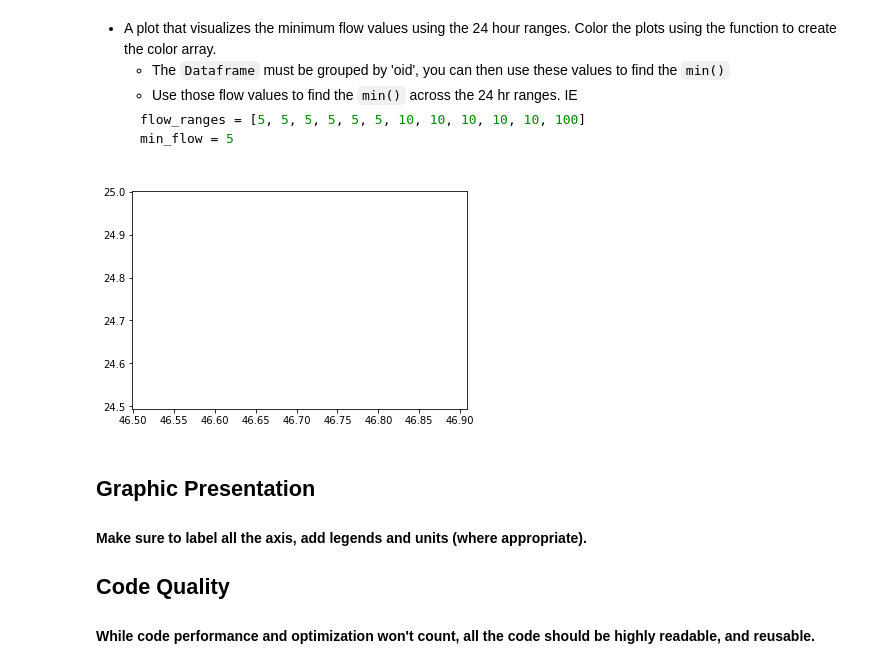
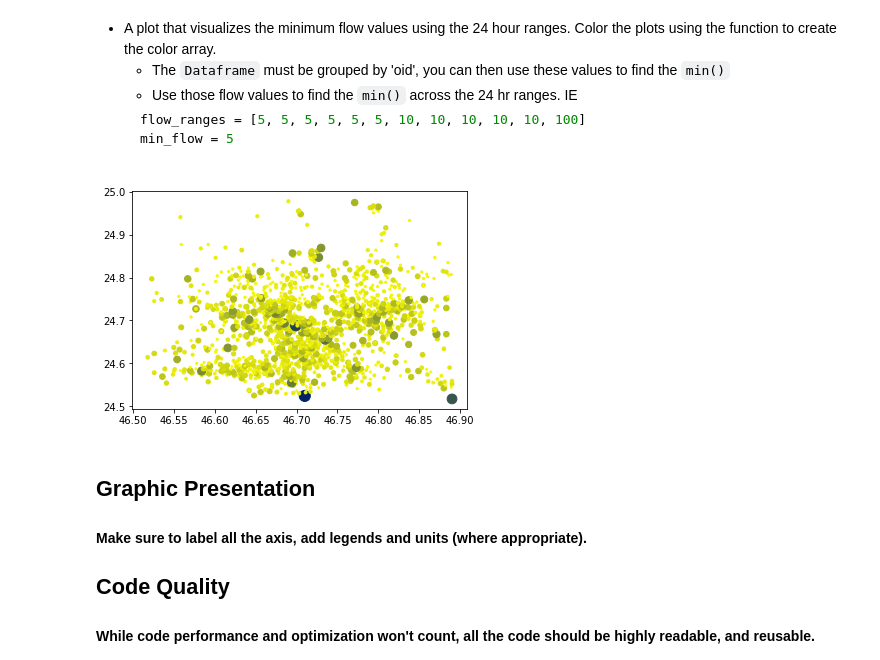
Before and after one commit to elaineawang/11.S947, a Jupyter notebook: week-03/PSET_2_Pandas.ipynb, the cells around one changed output. Drawn from its saved outputs; the diff is of its cells as text; code cells hidden in the pictures.

````diff
--- a/week-03/PSET_2_Pandas.ipynb
+++ b/week-03/PSET_2_Pandas.ipynb
@@ -245,3 +253,20 @@ NameError: name 'os' is not defined
     flow_ranges = [5, 5, 5, 5, 5, 5, 10, 10, 10, 10, 10, 10]
     avg_flow = 7.5
     ```
+# %%
+# Add your code below:
+# Get dataset and compute average
+combined_flow = merge_files("data/Hourly Flows/", 'flow', col_names)
+combined_flow['avg_flow'] = combined_flow.iloc[:,4:].mean(axis=1)
+combined_flow
+
+# from the OD df, use only two columns, then group them by 'oid'
+grouped_01 = combined_flow[['avg_flow','oid']].groupby('oid').mean()
+
+# use the oid as a column, not the index
+grouped_01.reset_index(level=0, inplace=True)
+
+# join with the tower df based on the oid
+OD_location = grouped_01.join(towers, on='oid')
+OD_location = OD_location.rename(columns={"avg_flow": "flow"})
+OD_location.head()
@@ -296,25 +331,26 @@ plt.show()
 # %%
 # Add your code below:
 # from the OD df, use only two columns, then group them by 'oid'
-grouped_03 = df_01[['flow','oid']].groupby('oid').min()
+grouped_03 = combined_flow[['avg_flow','oid']].groupby('oid').min()
 
 # use the oid as a column, not the index
 grouped_03.reset_index(level=0, inplace=True)
 
 # join with the tower df based on the oid
 OD3 = grouped_03.join(towers, on='oid')
+OD3 = OD3.rename(columns={"avg_flow": "flow"})
 OD3.head()
 
 # Get colors
 color_list = ['#ffff00','#002266']
 array = OD3['flow']
 colors = get_colors(array,color_list)
 
 # Plot values
 plt.scatter(OD3['Longitude'],OD3['Latitude'], s=np.log(OD3['flow'])*100, c=colors)
 plt.show()
 # %% [output]
-[figure, old version]
+[figure, new version]
 # %% [markdown]
 ## Graphic Presentation
 #### Make sure to label all the axis, add legends and units (where appropriate).
````
Also changed, not shown: parts of 5 cells of this notebook, 1 other file.
